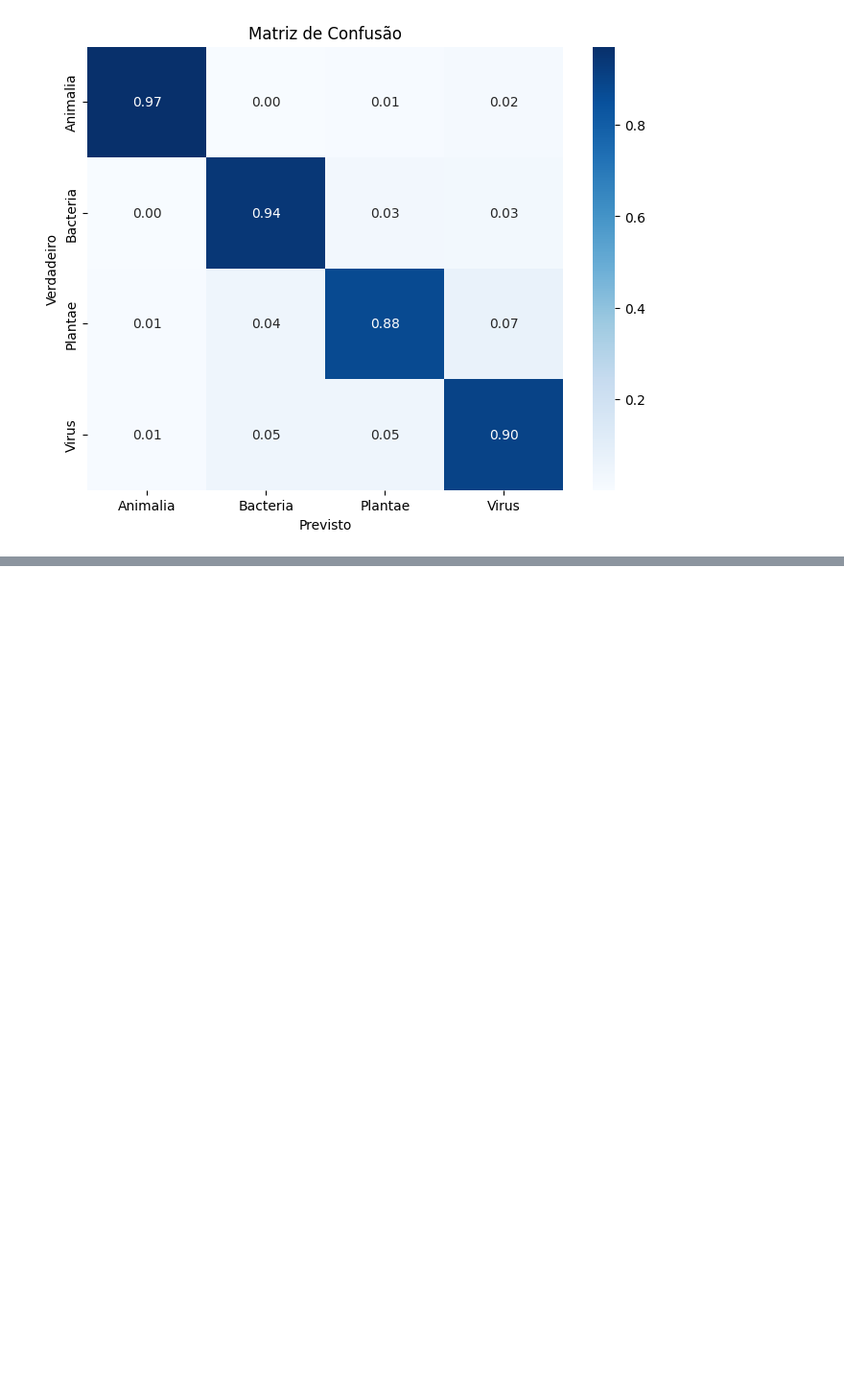
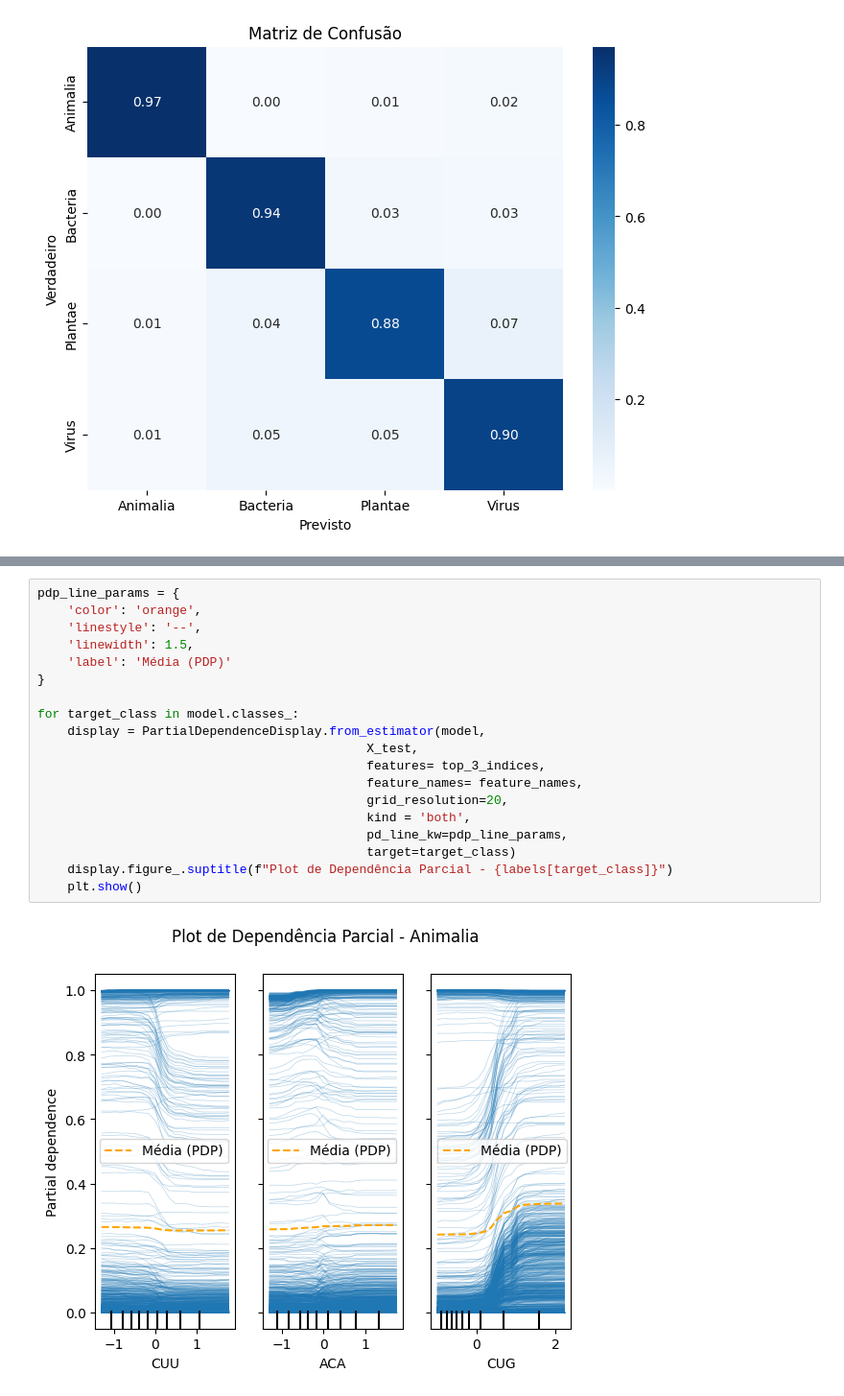
Before and after one commit to JVMergulho/model_interpretability_project, a Jupyter notebook: project1/global_xai.ipynb, the cells around one changed output, grey strips where cells are left out. Shown at 96% size. Drawn from its saved outputs; the diff is of its cells as text; blank space fills up the shorter version.

```diff
--- a/project1/global_xai.ipynb
+++ b/project1/global_xai.ipynb
@@ -190,0 +322,21 @@ Coeficientes zerados pelo Lasso: 56 (21.9%)
+# %%
+pdp_line_params = {
+    'color': 'orange',
+    'linestyle': '--',
+    'linewidth': 1.5,
+    'label': 'Média (PDP)'
+}
+
+for target_class in model.classes_:
+    display = PartialDependenceDisplay.from_estimator(model,
+                                            X_test,
+                                            features= top_3_indices,
+                                            feature_names= feature_names,
+                                            grid_resolution=20,
+                                            kind = 'both',
+                                            pd_line_kw=pdp_line_params,
+                                            target=target_class)
+    display.figure_.suptitle(f"Plot de Dependência Parcial - {labels[target_class]}")
+    plt.show()
+# %% [output]
+[figure, added]
```
Also changed, not shown: parts of 13 cells of this notebook.
